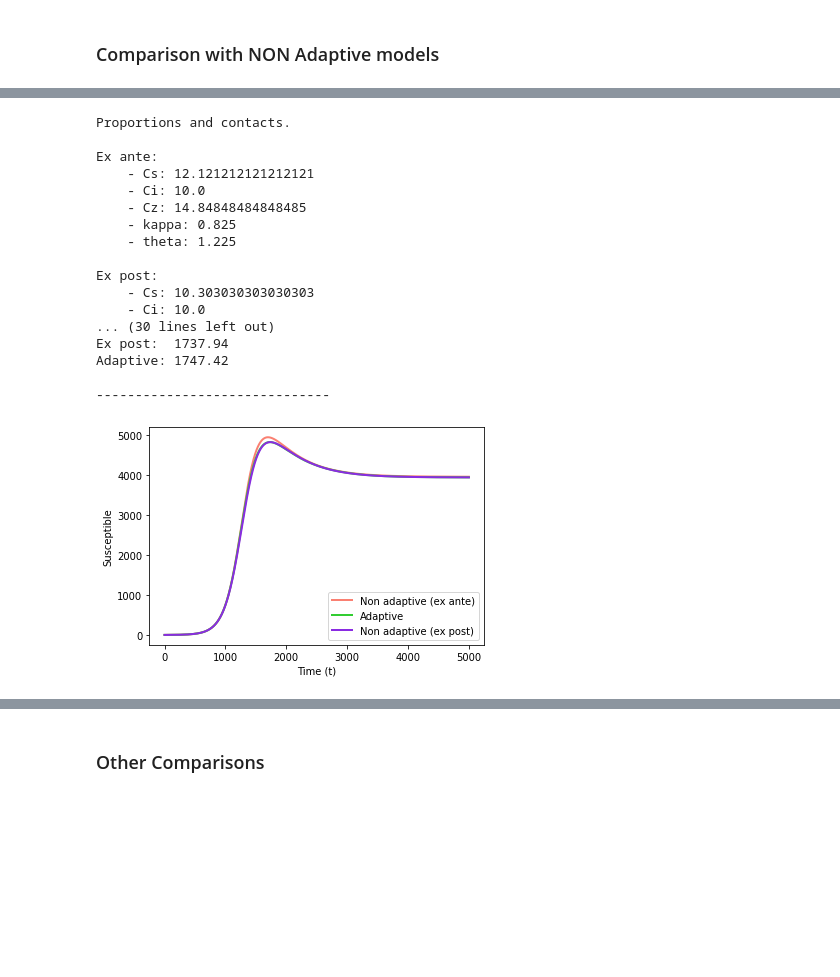
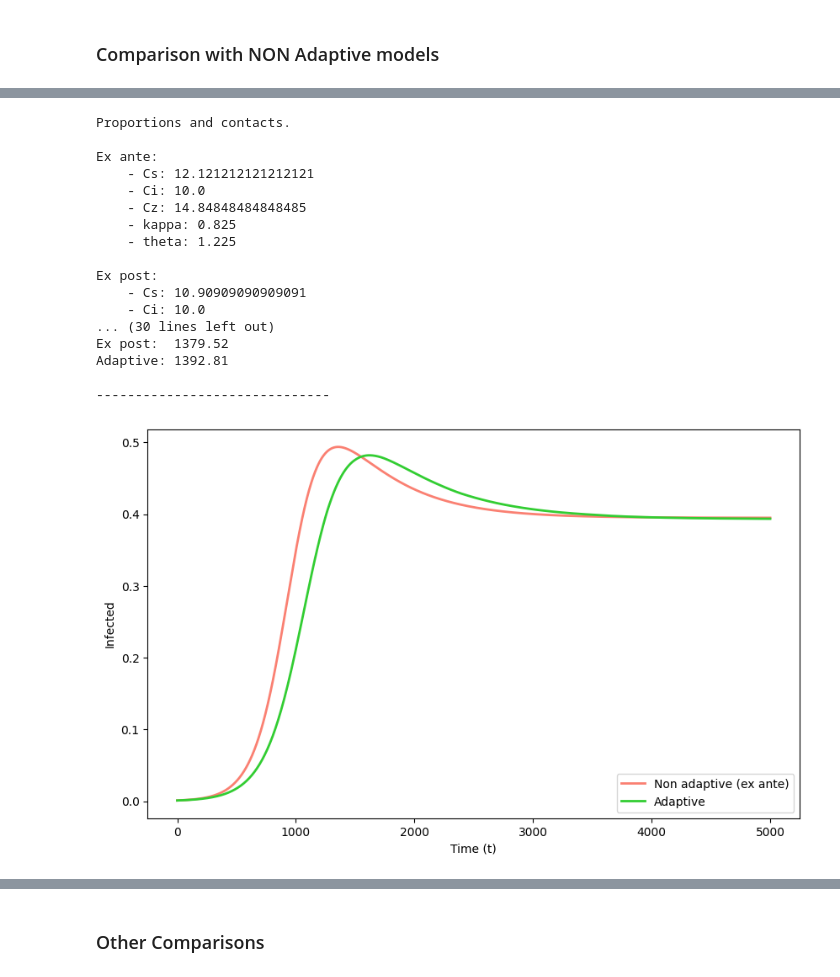
Before and after one commit to JimmyCalvoMonge/adaptive, a Jupyter notebook: code/adaptive/experiments/adaptive_use.ipynb, the cells around one changed output, grey strips where cells are left out. Cells and saved outputs as stored; diff of their text form; code cells hidden in the pictures; blank space fills up the shorter version.

```diff
--- a/code/adaptive/experiments/adaptive_use.ipynb
+++ b/code/adaptive/experiments/adaptive_use.ipynb
@@ -385,24 +386,6 @@ Adaptive: {instance_adaptive.I.tolist().index(np.max(instance_adaptive.I))/steps
 
 ------------------------------
 """)
-
-plt.plot(
-    np.linspace(0,t_max,len(instance_non_adaptive_ex_ante.I)),
-    instance_non_adaptive_ex_ante.I, "salmon", label="Non adaptive (ex ante)", linewidth=2)
-plt.plot(
-    np.linspace(0,t_max,len(instance_adaptive.I)),
-    instance_adaptive.I, "limegreen", label="Adaptive", linewidth=2)
-plt.plot(
-    np.linspace(0,t_max,len(instance_non_adaptive_ex_post.I)),
-    instance_non_adaptive_ex_post.I, "blueviolet", label="Non adaptive (ex post)", linewidth=2)
-
-# plt.axvline(x = 2400, color = 'b')
-
-plt.xlabel("Time (t)")
-plt.ylabel("Susceptible")
-plt.legend(loc = "lower right")
-plt.rcParams["figure.figsize"] = (10,6)
-plt.show()
 # %% [output]
 Proportions and contacts.
 
@@ -414,12 +397,31 @@ Ex ante:
     - theta: 1.225
 
 Ex post:
-    - Cs: 10.303030303030303
+    - Cs: 10.90909090909091
     - Ci: 10.0
 ... (30 lines left out)
-Ex post:  1737.94
-Adaptive: 1747.42
+Ex post:  1379.52
+Adaptive: 1392.81
 
 ------------------------------
-[figure, removed]
+# %%
+plt.plot(
+    np.linspace(0,t_max,len(instance_non_adaptive_ex_ante.I)),
+    [v/1000 for v in instance_non_adaptive_ex_ante.I], "salmon", label="Non adaptive (ex ante)", linewidth=2)
+plt.plot(
+    np.linspace(0,t_max,len(instance_adaptive.I)),
+    [v/1000 for v in  instance_adaptive.I], "limegreen", label="Adaptive", linewidth=2)
+# plt.plot(
+#     np.linspace(0,t_max,len(instance_non_adaptive_ex_post.I)),
+#     instance_non_adaptive_ex_post.I, "blueviolet", label="Non adaptive (ex post)", linewidth=2)
+
+# plt.axvline(x = 2400, color = 'b')
+
+plt.xlabel("Time (t)")
+plt.ylabel("Infected")
+plt.legend(loc = "lower right")
+plt.rcParams["figure.figsize"] = (10,6)
+plt.show()
+# %% [output]
+[figure, added]
 # %%
```
Also changed, not shown: parts of 10 cells of this notebook, 9 other files.
